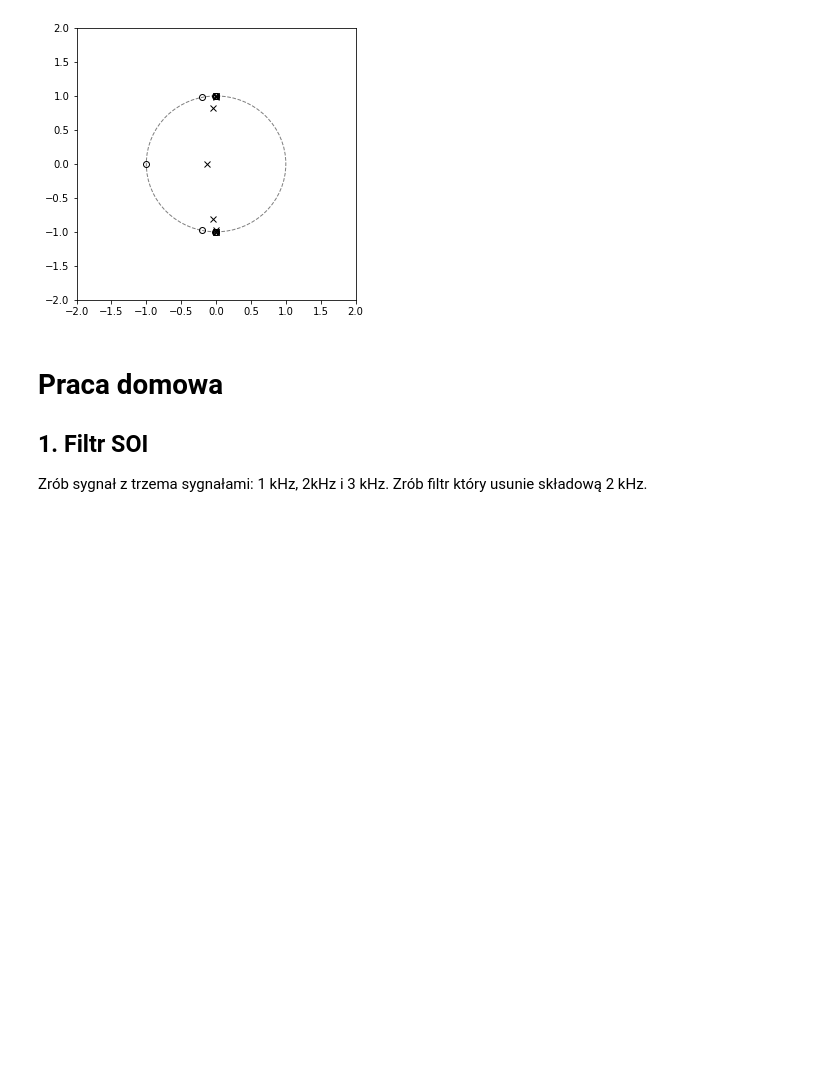
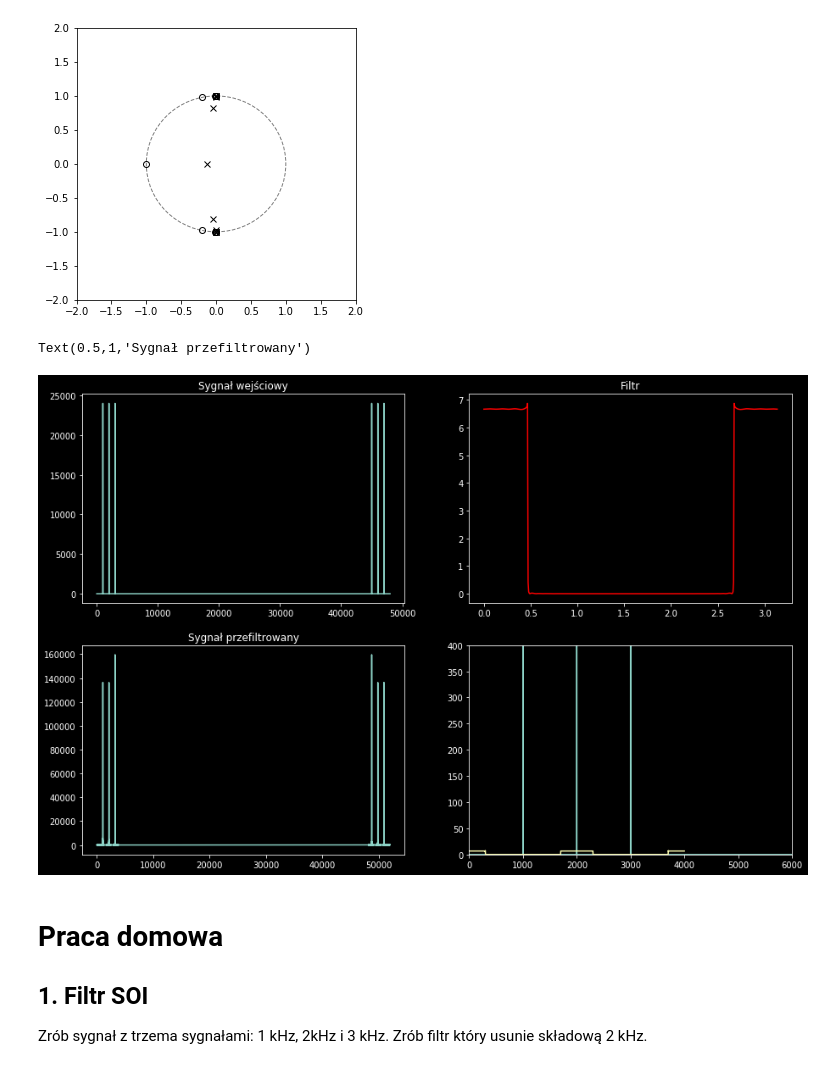
Before and after one commit to nietup/SignalProcessing, a Jupyter notebook: Lab7_dz_Filtry_cyfrowe.ipynb, the cells around one changed output. Cells and saved outputs as stored; diff of their text form; code cells hidden in the pictures; blank space fills up the shorter version.

```diff
--- a/Lab7_dz_Filtry_cyfrowe.ipynb
+++ b/Lab7_dz_Filtry_cyfrowe.ipynb
@@ -271,6 +271,54 @@ plot(p.real, p.imag, "xk")
 # %% [output]
 [<matplotlib.lines.Line2D at 0x...>]
 [figure]
+# %%
+from scipy.signal import freqz
+
+T = 1
+Fs = 48000
+t = arange(0, T, 1/Fs)
+y = sin(2*pi*1000*t) + sin(2*pi*2000*t) + sin(2*pi*3000*t)
+
+Y = fft.fft(y)
+
+style.use('dark_background')
+figure(figsize(15, 10))
+subplot(221)
+plot(abs(Y))
+title("Sygnał wejściowy")
+
+N = 4001
+b = 300
+hlo = sinc(linspace(-b, b, N))
+
+hhi = copy(hlo)
+hhi[::2] *= -1
+
+h = hhi + hlo
+
+f, H = freqz(h)
+H_fft = fft.fft(h)
+subplot(224)
+plot(abs(Y))
+plot(abs(H_fft))
+ylim(0, 400)
+xlim(0, 6000)
+
+subplot(222)
+plot(f, abs(H), 'r')
+# twinx()
+# plot(f, angle(H), 'gray')
+title("Filtr")
+
+y2 = convolve(y, h)
+Y2 = fft.fft(y2)
+
+subplot(223)
+plot(abs(Y2))
+title("Sygnał przefiltrowany")
+# %% [output]
+Text(0.5,1,'Sygnał przefiltrowany')
+[figure, added]
 # %% [markdown]
 # Praca domowa
 
```
Also changed, not shown: parts of 5 cells of this notebook.
